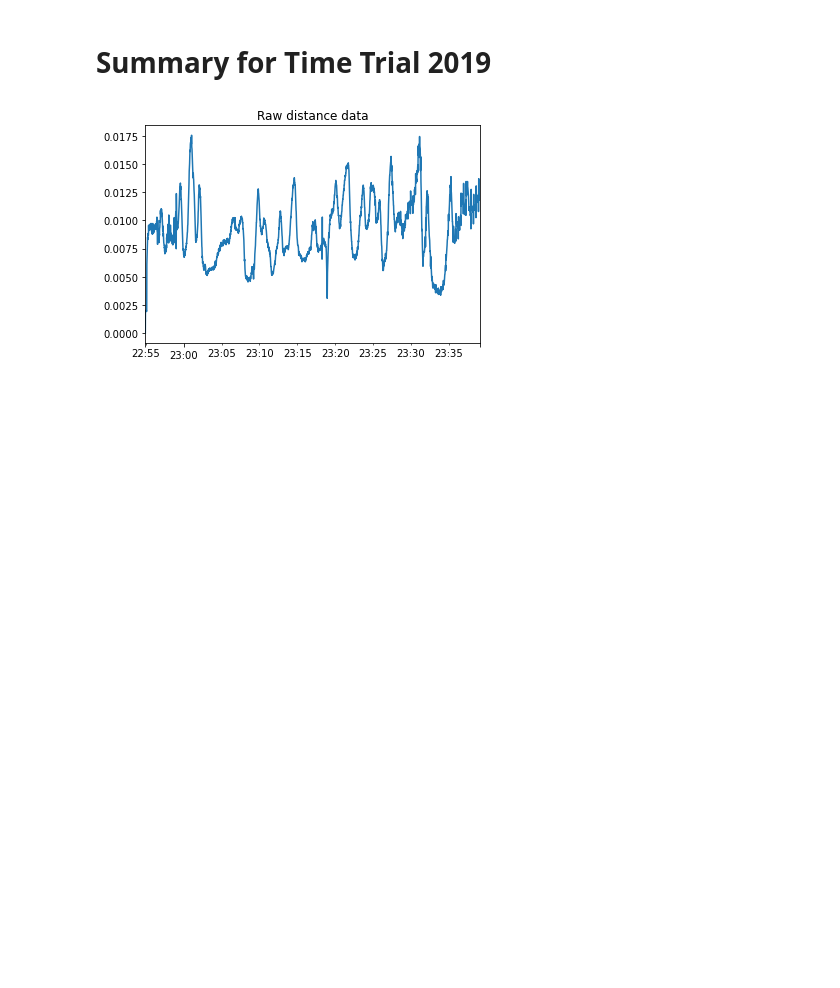
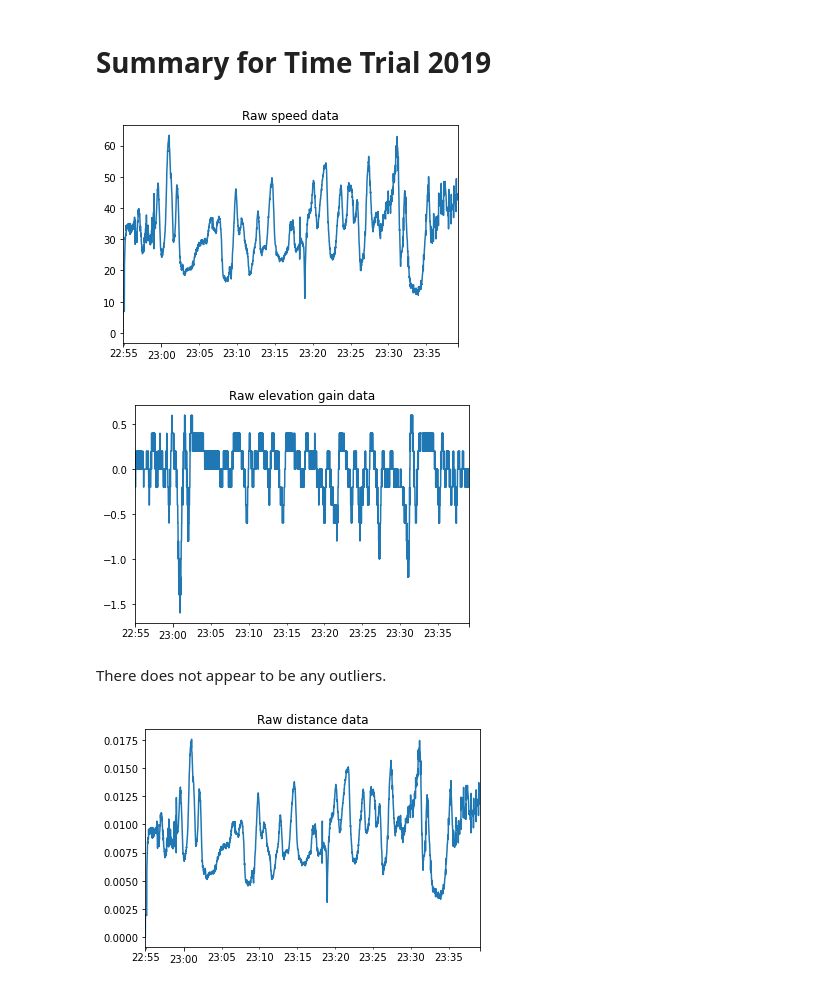
Before and after one commit to MQCOMP2200-S2-2021/data-science-portfolio-MQ-NickW, a Jupyter notebook: Portfolio 1.ipynb, the cells around one changed output. Saved outputs shown, nothing was run; the diff lists cells and outputs as text; code cells hidden in the pictures; blank space fills up the shorter version.

```diff
--- a/Portfolio 1.ipynb
+++ b/Portfolio 1.ipynb
@@ -144,6 +157,18 @@ print("Overall distance travlled:", rr_2019['distance'].sum(),"km")
 Overall distance travlled: 51.78913253596059 km
 # %% [markdown]
 # Summary for Time Trial 2019
+# %%
+tt_2019['speed'].plot()
+plt.title("Raw speed data")
+plt.show()
+tt_2019['elevation_gain'].plot()
+plt.title("Raw elevation gain data")
+plt.show()
+# %% [output]
+[figure, added]
+[figure, added]
+# %% [markdown]
+There does not appear to be any outliers.
 # %%
 tt_2019['distance'].plot()
 plt.title("Raw distance data")
```
Also changed, not shown: parts of 8 cells of this notebook.
